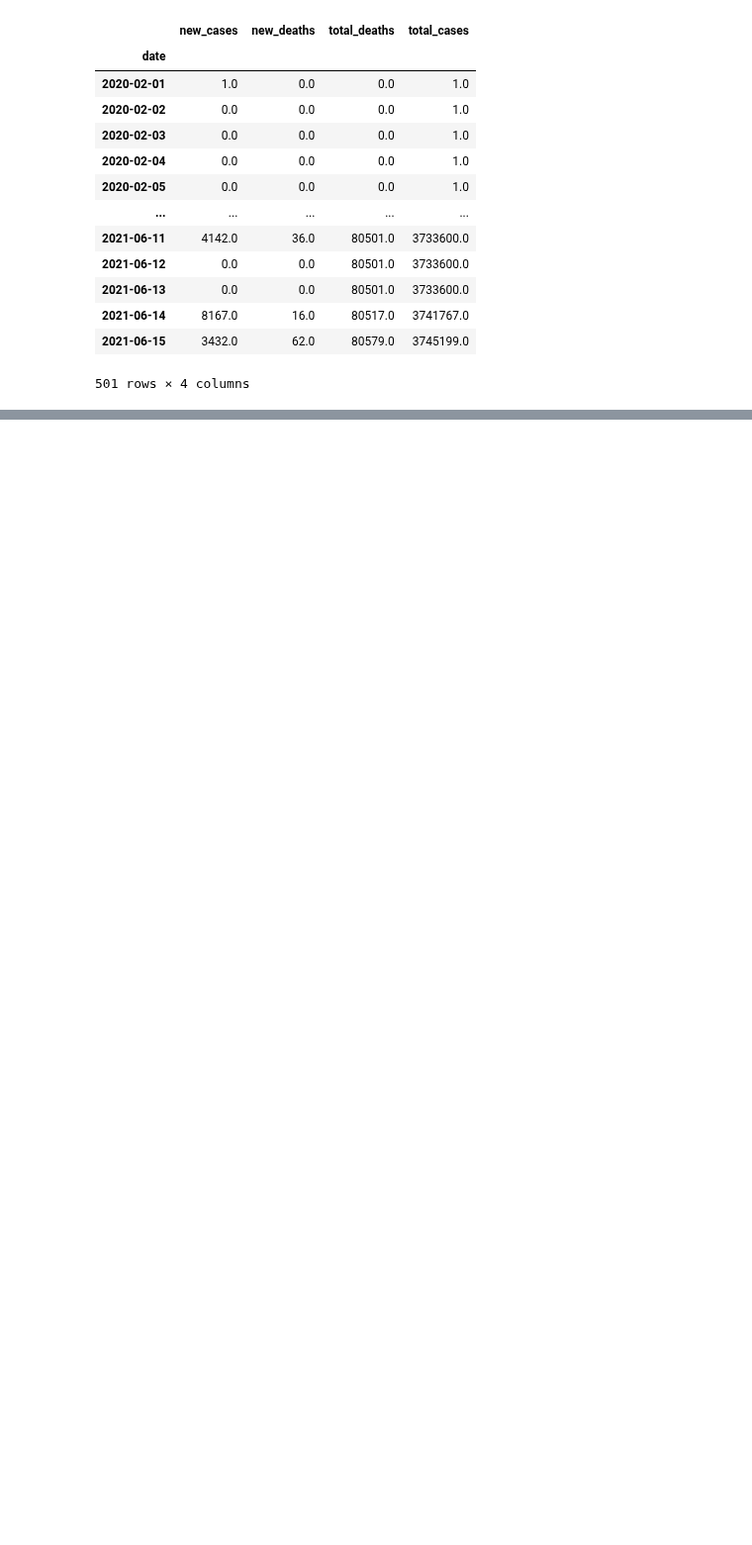
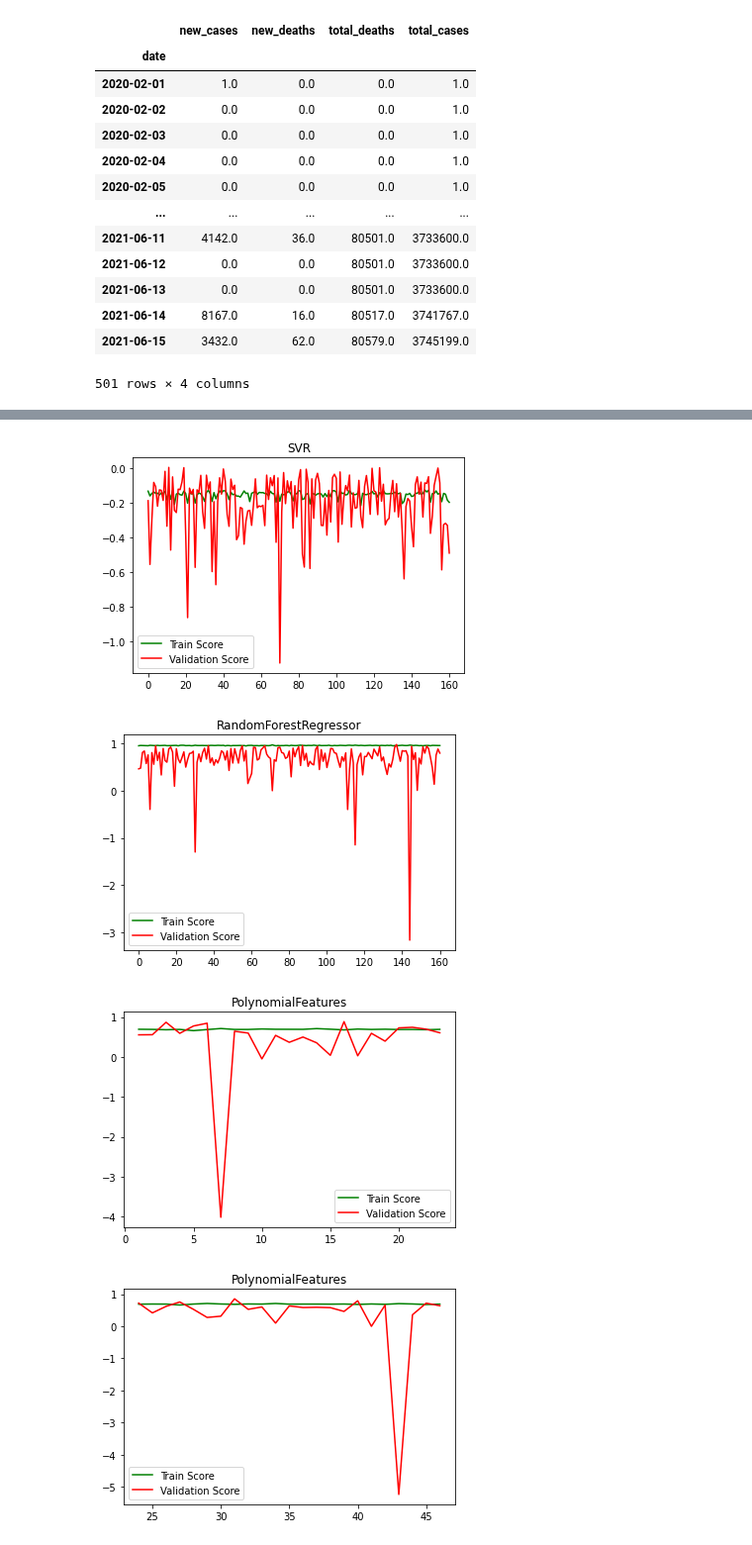
Before and after one commit to SoniaCobPac/the_bridge_bootcamp, a Jupyter notebook: week10_ML_competition_pca_kmeans/day1_gridsearch_pipelines/exercises/5.covid-forecast.ipynb, the cells around one changed output, grey strips where cells are left out. Shown at 99% size. Drawn from its saved outputs; the diff is of its cells as text; code cells hidden in the pictures; blank space fills up the shorter version.

```diff
--- a/week10_ML_competition_pca_kmeans/day1_gridsearch_pipelines/exercises/5.covid-forecast.ipynb
+++ b/week10_ML_competition_pca_kmeans/day1_gridsearch_pipelines/exercises/5.covid-forecast.ipynb
@@ -181,12 +181,12 @@ def score_func(model, X, y, n_splits, n_repeats, random_state=42):
         n_splits = repeatedKfold iteration
         n_repeats = repeatedKfold epoch
     """
-    k_fold = RepeatedKFold(n_splits, n_repeats, random_state)
+    k_fold = RepeatedKFold(n_splits, n_repeats)
 
     val_score = []
     train_score = []
 
-    X_train, X_test, y_train, y_test = train_test_split(X, y, test_size=0.2, random_state)
+    X_train, X_test, y_train, y_test = train_test_split(X, y, test_size=0.2, random_state = 42)
 
     for i, (train, val) in enumerate(k_fold.split(X_train)):
 
@@ -200,7 +200,6 @@ def score_func(model, X, y, n_splits, n_repeats, random_state=42):
         score_train = model.score(X_train[train], y_train[train])
         train_score.append(score_train)
 
-
     dictionary = {"Train Score": train_score, "Validation Score": val_score}
     scores = pd.DataFrame(dictionary)
-    return(scores, train_score, val_score)
+    return scores
@@ -242,3 +239,6 @@ def model_score_func(X, y, model, degree, n_splits, n_repeats, random_state=42):
 # %%
-X1 = df1.drop("new_cases", 1)
-scores, train_score, val_score = model_score_func(X1, df1["new_cases"], "PolynomialFeatures", degree=list(range(1,8)), n_splits=23, n_repeats=7, random_state=42)
+from pprint import pprint
+
+X1 = np.array(df1.drop("new_cases", 1))
+y1 = np.array(df1["new_cases"])
+scores = model_score_func(X1, y1, degree=list(range(1,8)), n_splits=23, n_repeats=7, random_state=42)
@@ -247,9 +265,23 @@ NameError: name 'df1' is not defined
 # %%
 # Tenemos 7 epocas con 43 iteraciones, por lo que el rango va desde 1 a 161+1 con un step de 23
-for i in range(1, 162, 23):
-    fig, ax = plt.subplots()
-    ax.plot(train_score[i:i+23], color="green", label="Train Score")
-    ax.plot(val_score[i:i+23], color="red", label= "Validation Score")
-    ax.legend(loc="best")
+def plot_scores ():
+    """
+    """
+    model_list = ["SVR", "RandomForestRegressor", "PolynomialFeatures"]
 
-    plt.show()
+    for model in model_list:
+
+        if model == "PolynomialFeatures":
+            for i in range(1, 162, 23):
+                fig, ax = plt.subplots()
+                ax.plot(scores["PolynomialFeatures"]["Train Score"][i:i+23], color="green", label="Train Score")
+                ax.plot(scores["PolynomialFeatures"]["Validation Score"][i:i+23], color="red", label= "Validation Score")
+                ax.legend(loc="best")
+                plt.title(model)
+
+        else:
+            fig, ax = plt.subplots()
+            ax.plot(scores[model]["Train Score"], color="green", label="Train Score")
+            ax.plot(scores[model]["Validation Score"], color="red", label= "Validation Score")
+            ax.legend(loc="best")
+            plt.title(model)
@@ -263,0 +288,7 @@ for i in range(1, 162, 23):
+# %%
+plot_scores()
+# %% [output]
+[figure, added]
+[figure, added]
+[figure, added]
+[figure, added]
```
Also changed, not shown: parts of 7 cells of this notebook, 10 other files.
